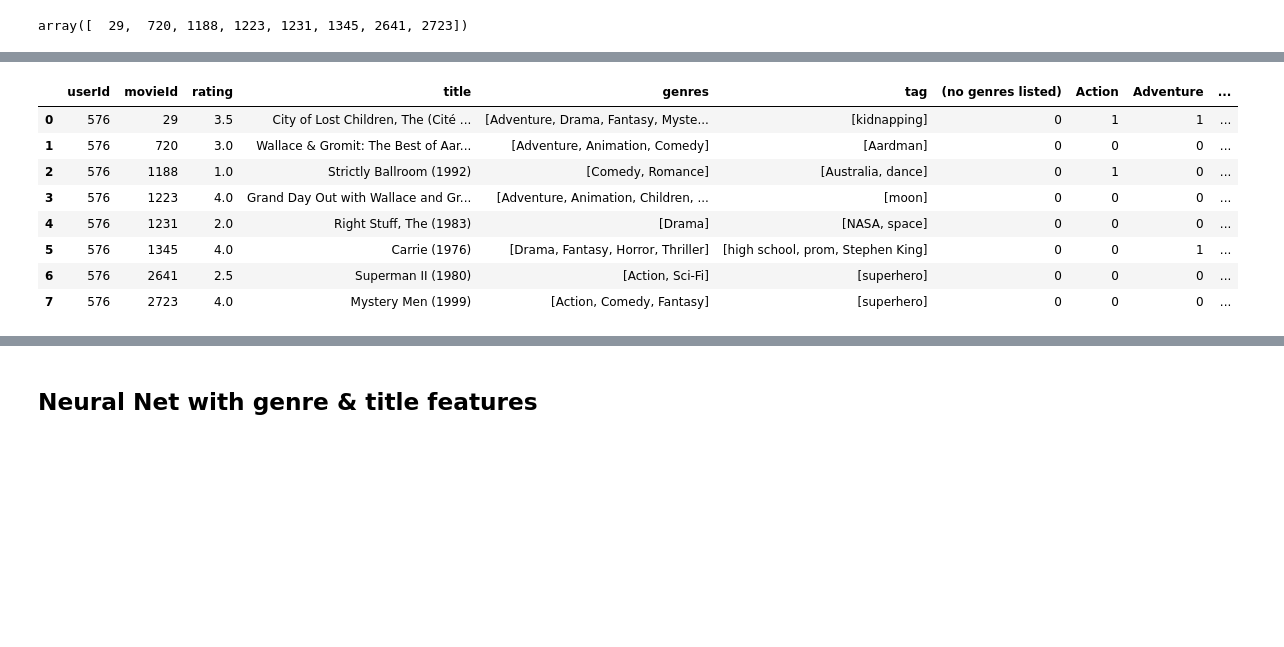
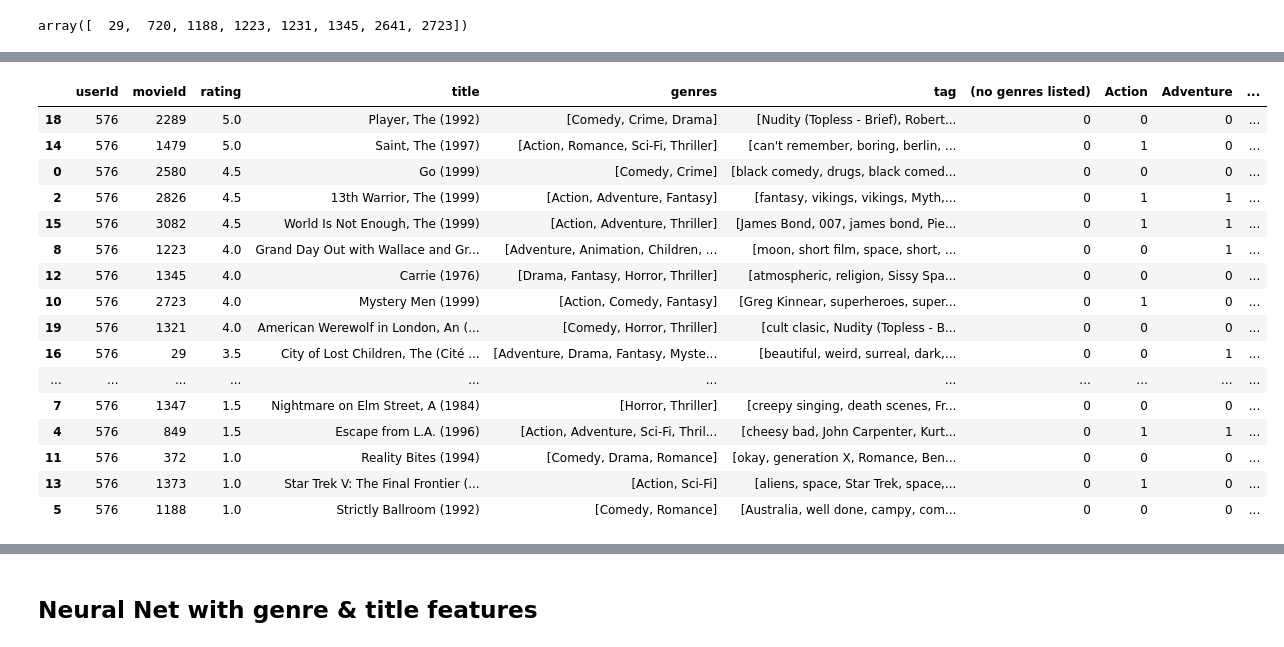
Before and after one commit to jgraham91/final-project, a Jupyter notebook: notebooks/FINAL-PROJECT.ipynb, the cells around one changed output, grey strips where cells are left out. Drawn from its saved outputs; the diff is of its cells as text; code cells hidden in the pictures; blank space fills up the shorter version.

Commit message:
made model more efficient, adjusting hyper paramters now

```diff
--- a/notebooks/FINAL-PROJECT.ipynb
+++ b/notebooks/FINAL-PROJECT.ipynb
@@ -354,9 +921,9 @@ user_embedding = Embedding(max_user_id + 1, embedding_size)(user_input)
 user_flat = Flatten()(user_embedding)
 movie_embedding = Embedding(max_movie_id + 1, embedding_size)(movie_input)
 movie_flat = Flatten()(movie_embedding)
-title_embedding = Embedding(title_vocab_size, embedding_size)(title_input)
+title_embedding = Embedding(title_vocab_size + 1, embedding_size)(title_input)
 title_flat = Flatten()(title_embedding)
-tag_embedding = Embedding(tag_vocab_size, 100)(tag_input)
+tag_embedding = Embedding(tag_vocab_size + 1, 100)(tag_input)
 tag_flat = Flatten()(tag_embedding)
 
 # Merge the embeddings with genre input
@@ -375,7 +939,7 @@ To enable them in other operations, rebuild TensorFlow with the appropriate comp
 # %%
 #Train the Model
 # CHANGE MODEL NAME!!!
-epochs = 10
+epochs = 60
 batch_size = 256
 
 model4.fit([train_user_ids, train_movie_ids, train_title_sequences, train_tag_sequences, train_genres], train_ratings, batch_size=batch_size, epochs=epochs)
@@ -462,7 +1042,10 @@ genre_features = mlb.fit_transform(genre_lists)
 genre_classes = mlb.classes_
 
 # Create a movie dataframe with the one-hot encoded genre features
-movies_with_genres = pd.DataFrame(genre_features, columns=genre_classes)
-movies_with_tags_and_genres = pd.concat([movies_with_tags, movies_with_genres], axis=1)
-movies_with_tags_and_genres
+genre_df = pd.DataFrame(genre_features, columns=genre_classes)
+movies_with_genres = pd.concat([movies, genre_df], axis=1)
+movies_with_genres = movies_with_genres.drop(['title','genres'], axis=1)
+movies_with_tags_and_genres = pd.merge(movies_tag_df, movies_with_genres, on = "movieId", how = "inner")
+print(movies_with_tags_and_genres.shape)
+movies_with_tags_and_genres.head()
 # %% [output]
@@ -502,7 +1063,7 @@ from tensorflow.keras.preprocessing.sequence import pad_sequences
 
 # Convert movie titles to sequences of word indices, convert to padded array for input to model
 #Find the length of the title vocab size
-all_of_the_movie_titles = movies_df['title'].values
+all_of_the_movie_titles = movies_with_tags_and_genres['title'].values
 tokenizer = Tokenizer()
 tokenizer.fit_on_texts(all_of_the_movie_titles)
 all_of_the_title_sequences = tokenizer.texts_to_sequences(all_of_the_movie_titles)
@@ -512,7 +1073,7 @@ print(title_vocab_size)
 
 # Convert movie titles to sequences of word indices, convert to padded array for input to model
 #Find the length of the tag vocab size
-all_of_the_tags = movies_df['tag'].values
+all_of_the_tags = movies_with_tags_and_genres['tag'].values
 tokenizer = Tokenizer()
 tokenizer.fit_on_texts(all_of_the_tags)
 all_of_the_tag_sequences = tokenizer.texts_to_sequences(all_of_the_tags)
@@ -564,31 +1125,29 @@ array([  29,  720, 1188, 1223, 1231, 1345, 2641, 2723])
 test_user = 576
 
 #create user_ratings dataframe
-user_ratings = movielens_df_no_naans[movielens_df_no_naans['userId'] == test_user][['userId', 'movieId', 'rating']]
-user_ratings = pd.merge(user_ratings, movies_df,on = 'movieId', how='left')
+user_ratings = movielens_df[movielens_df['userId'] == test_user][['userId', 'movieId', 'rating']]
+user_ratings = pd.merge(user_ratings, movies_with_tags_and_genres,on = 'movieId', how='left')
 user_films_viewed = user_ratings['movieId'].values
 
-user_ratings
+#filter the title sequences to only include the movies that the user has watched
+user_movie_titles = all_of_the_title_sequences[user_films_viewed]
 
-# #filter the title sequences to only include the movies that the user has watched
-# user_movie_titles = all_of_the_title_sequences[user_films_viewed]
+#filter the tag sequences to only include the movies that the user has watched
+user_movie_tags = all_of_the_tag_sequences[user_films_viewed]
 
-# #filter the tag sequences to only include the movies that the user has watched
-# user_movie_tags = all_of_the_tag_sequences[user_films_viewed]
+#create a array of all the genres from the movies that the user watched
+user_movie_genres = movies_with_genres[movies_with_genres['movieId'].isin(user_ratings['movieId'])]
+user_movie_genres = user_movie_genres.iloc[:, -20:].values
 
-# #create a array of all the genres from the movies that the user watched
-# user_movie_genres = movies_with_genres[movies_with_genres['movieId'].isin(user_ratings['movieId'])]
-# user_movie_genres = user_movie_genres.iloc[:, -20:].values
+# Create an array of the user ID to match the shape of user_films_viewed
+user_id_array = np.array([test_user] * len(user_films_viewed))
 
-# # Create an array of the user ID to match the shape of user_films_viewed
-# user_id_array = np.array([test_user] * len(user_films_viewed))
+# Get the model predictions for the user and movie IDs
+user_predictions = model4.predict([user_id_array, user_films_viewed, user_movie_titles, user_movie_tags, user_movie_genres])
+user_predictions = user_predictions * (max_rating - min_rating) + min_rating
+user_predictions = np.clip(user_predictions, a_min=None, a_max=5.0)
 
-# # Get the model predictions for the user and movie IDs
-# user_predictions = model3.predict([user_id_array, user_films_viewed, user_movie_titles, user_movie_tags, user_movie_genres])
-# user_predictions = user_predictions * (max_rating - min_rating) + min_rating
-# user_predictions = np.clip(user_predictions, a_min=None, a_max=5.0)
-
-# #add a column for predicted rating to the data frame
-# user_ratings['predicted_rating'] = user_predictions
-# user_ratings.sort_values(by='rating',ascending=False)
+#add a column for predicted rating to the data frame
+user_ratings['predicted_rating'] = user_predictions
+user_ratings.sort_values(by='rating',ascending=False)
 # %% [output]
@@ -595,9 +1155,17 @@ user_ratings
 |  | userId | movieId | rating | title | genres | tag | (no genres listed) | Action | Adventure | ... |
-| 0 | 576 | 29 | 3.5 | City of Lost Children, The (Cité ... | [Adventure, Drama, Fantasy, Myste... | [kidnapping] | 0 | 1 | 1 | ... |
-| 1 | 576 | 720 | 3.0 | Wallace & Gromit: The Best of Aar... | [Adventure, Animation, Comedy] | [Aardman] | 0 | 0 | 0 | ... |
-| 2 | 576 | 1188 | 1.0 | Strictly Ballroom (1992) | [Comedy, Romance] | [Australia, dance] | 0 | 1 | 0 | ... |
-| 3 | 576 | 1223 | 4.0 | Grand Day Out with Wallace and Gr... | [Adventure, Animation, Children, ... | [moon] | 0 | 0 | 0 | ... |
-| 4 | 576 | 1231 | 2.0 | Right Stuff, The (1983) | [Drama] | [NASA, space] | 0 | 0 | 0 | ... |
-| 5 | 576 | 1345 | 4.0 | Carrie (1976) | [Drama, Fantasy, Horror, Thriller] | [high school, prom, Stephen King] | 0 | 0 | 1 | ... |
-| 6 | 576 | 2641 | 2.5 | Superman II (1980) | [Action, Sci-Fi] | [superhero] | 0 | 0 | 0 | ... |
-| 7 | 576 | 2723 | 4.0 | Mystery Men (1999) | [Action, Comedy, Fantasy] | [superhero] | 0 | 0 | 0 | ... |
+| 18 | 576 | 2289 | 5.0 | Player, The (1992) | [Comedy, Crime, Drama] | [Nudity (Topless - Brief), Robert... | 0 | 0 | 0 | ... |
+| 14 | 576 | 1479 | 5.0 | Saint, The (1997) | [Action, Romance, Sci-Fi, Thriller] | [can't remember, boring, berlin, ... | 0 | 1 | 0 | ... |
+| 0 | 576 | 2580 | 4.5 | Go (1999) | [Comedy, Crime] | [black comedy, drugs, black comed... | 0 | 0 | 0 | ... |
+| 2 | 576 | 2826 | 4.5 | 13th Warrior, The (1999) | [Action, Adventure, Fantasy] | [fantasy, vikings, vikings, Myth,... | 0 | 1 | 1 | ... |
+| 15 | 576 | 3082 | 4.5 | World Is Not Enough, The (1999) | [Action, Adventure, Thriller] | [James Bond, 007, james bond, Pie... | 0 | 1 | 1 | ... |
+| 8 | 576 | 1223 | 4.0 | Grand Day Out with Wallace and Gr... | [Adventure, Animation, Children, ... | [moon, short film, space, short, ... | 0 | 0 | 1 | ... |
+| 12 | 576 | 1345 | 4.0 | Carrie (1976) | [Drama, Fantasy, Horror, Thriller] | [atmospheric, religion, Sissy Spa... | 0 | 0 | 0 | ... |
+| 10 | 576 | 2723 | 4.0 | Mystery Men (1999) | [Action, Comedy, Fantasy] | [Greg Kinnear, superheroes, super... | 0 | 1 | 0 | ... |
+| 19 | 576 | 1321 | 4.0 | American Werewolf in London, An (... | [Comedy, Horror, Thriller] | [cult clasic, Nudity (Topless - B... | 0 | 0 | 0 | ... |
+| 16 | 576 | 29 | 3.5 | City of Lost Children, The (Cité ... | [Adventure, Drama, Fantasy, Myste... | [beautiful, weird, surreal, dark,... | 0 | 0 | 1 | ... |
+| ... | ... | ... | ... | ... | ... | ... | ... | ... | ... | ... |
+| 7 | 576 | 1347 | 1.5 | Nightmare on Elm Street, A (1984) | [Horror, Thriller] | [creepy singing, death scenes, Fr... | 0 | 0 | 0 | ... |
+| 4 | 576 | 849 | 1.5 | Escape from L.A. (1996) | [Action, Adventure, Sci-Fi, Thril... | [cheesy bad, John Carpenter, Kurt... | 0 | 1 | 1 | ... |
+| 11 | 576 | 372 | 1.0 | Reality Bites (1994) | [Comedy, Drama, Romance] | [okay, generation X, Romance, Ben... | 0 | 0 | 0 | ... |
+| 13 | 576 | 1373 | 1.0 | Star Trek V: The Final Frontier (... | [Action, Sci-Fi] | [aliens, space, Star Trek, space,... | 0 | 1 | 0 | ... |
+| 5 | 576 | 1188 | 1.0 | Strictly Ballroom (1992) | [Comedy, Romance] | [Australia, well done, campy, com... | 0 | 0 | 0 | ... |
```
Also changed, not shown: parts of 97 cells of this notebook.
